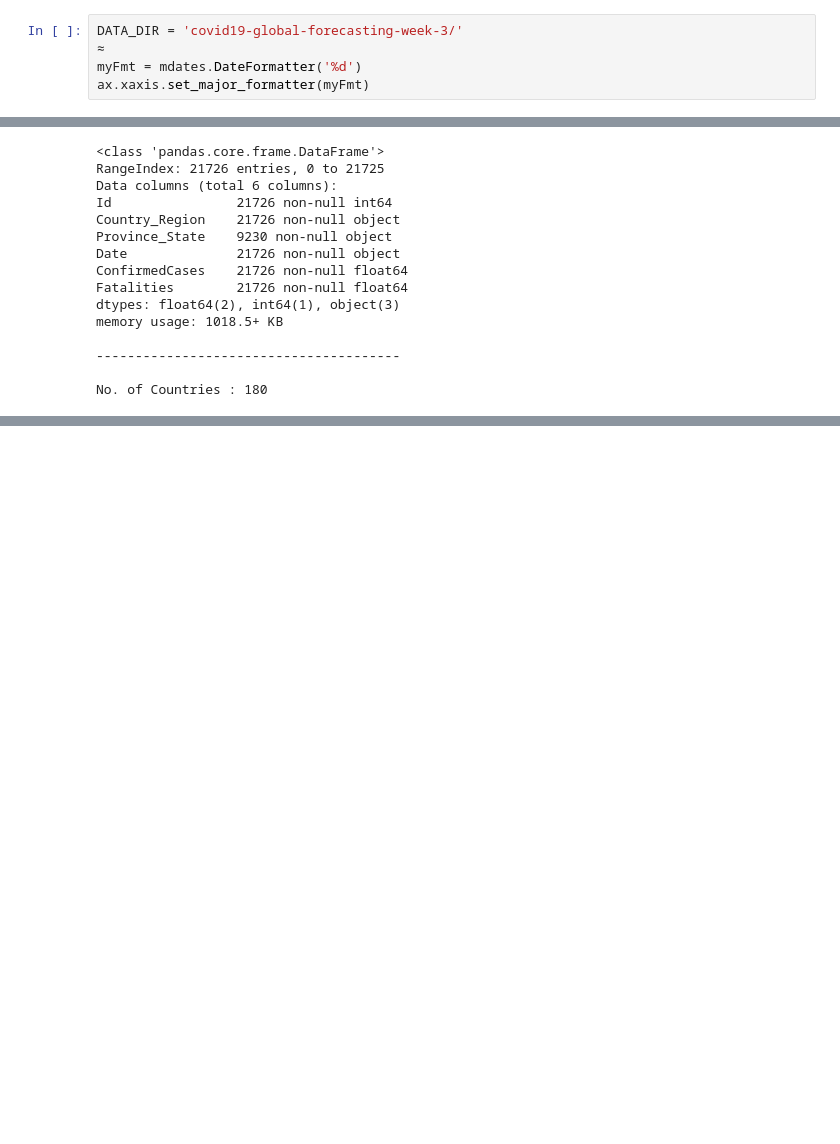
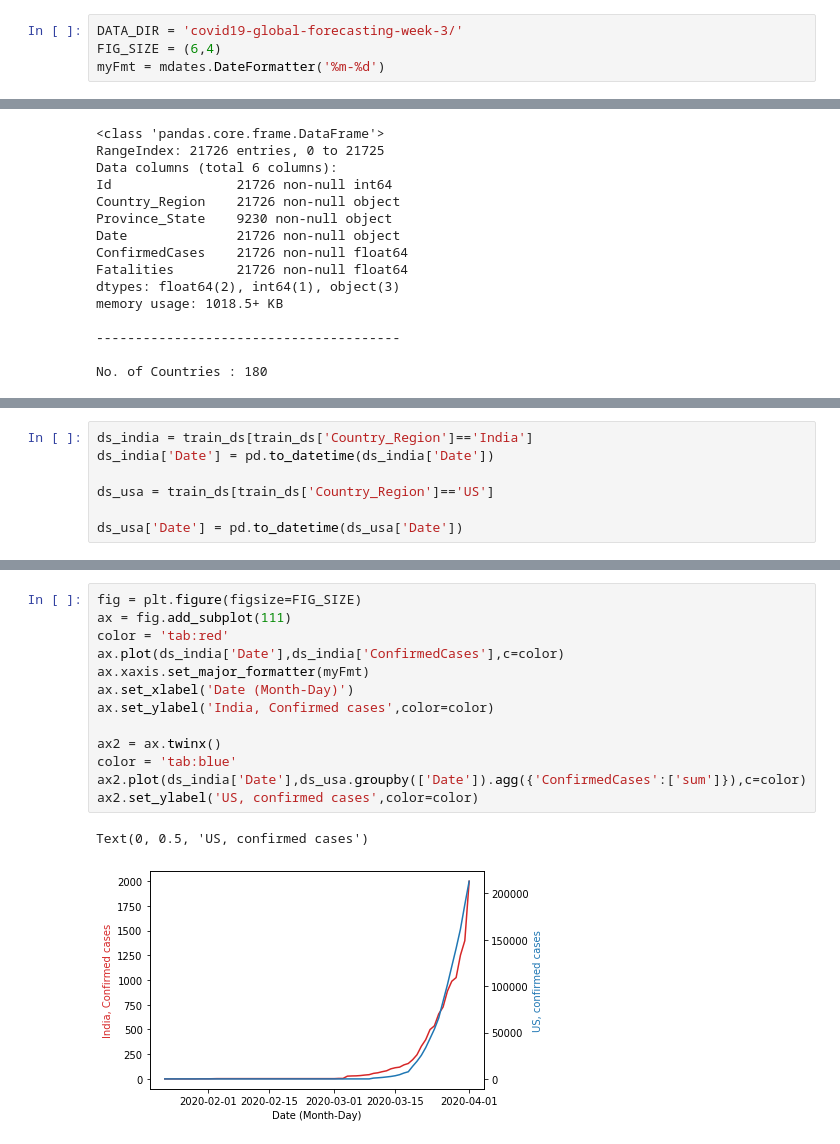
Before and after one commit to mail02ankit/covid19, a Jupyter notebook: anshul_notebook.ipynb, the cells around one changed output, grey strips where cells are left out. Cells and saved outputs as stored; diff of their text form; blank space fills up the shorter version.

```diff
--- a/anshul_notebook.ipynb
+++ b/anshul_notebook.ipynb
@@ -13,9 +11,8 @@ ax.xaxis.set_major_formatter(myFmt)
 ## Global constants and plot settings
 # %%
 DATA_DIR = 'covid19-global-forecasting-week-3/'
-≈
-myFmt = mdates.DateFormatter('%d')
-ax.xaxis.set_major_formatter(myFmt)
+FIG_SIZE = (6,4)
+myFmt = mdates.DateFormatter('%m-%d')
 # %% [markdown]
 ## Loading train and test data
 # %%
@@ -54,0 +45,7 @@ plt.plot(ds_india['Date'],ds_india['ConfirmedCases'])
+# %%
+ds_india = train_ds[train_ds['Country_Region']=='India']
+ds_india['Date'] = pd.to_datetime(ds_india['Date'])
+
+ds_usa = train_ds[train_ds['Country_Region']=='US']
+
+ds_usa['Date'] = pd.to_datetime(ds_usa['Date'])
@@ -54,0 +69,16 @@ plt.plot(ds_india['Date'],ds_india['ConfirmedCases'])
+# %%
+fig = plt.figure(figsize=FIG_SIZE)
+ax = fig.add_subplot(111)
+color = 'tab:red'
+ax.plot(ds_india['Date'],ds_india['ConfirmedCases'],c=color)
+ax.xaxis.set_major_formatter(myFmt)
+ax.set_xlabel('Date (Month-Day)')
+ax.set_ylabel('India, Confirmed cases',color=color)
+
+ax2 = ax.twinx()
+color = 'tab:blue'
+ax2.plot(ds_india['Date'],ds_usa.groupby(['Date']).agg({'ConfirmedCases':['sum']}),c=color)
+ax2.set_ylabel('US, confirmed cases',color=color)
+# %% [output]
+Text(0, 0.5, 'US, confirmed cases')
+[figure, added]
```
Also changed, not shown: parts of 5 cells of this notebook.
